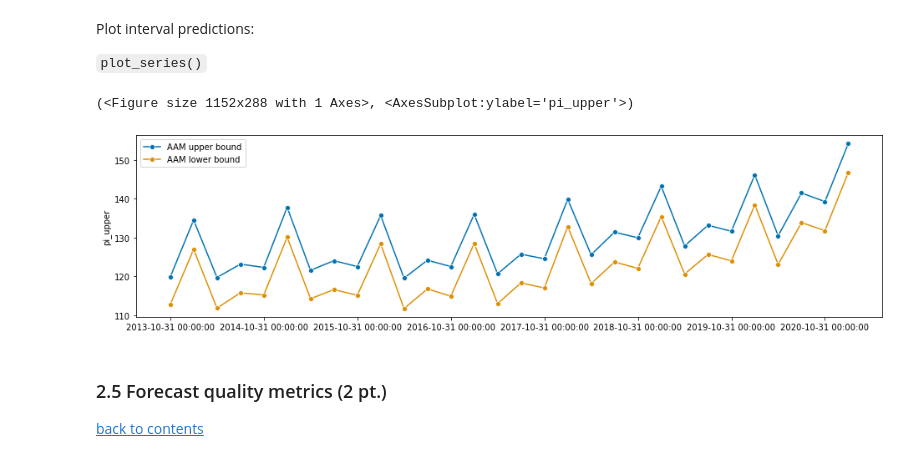
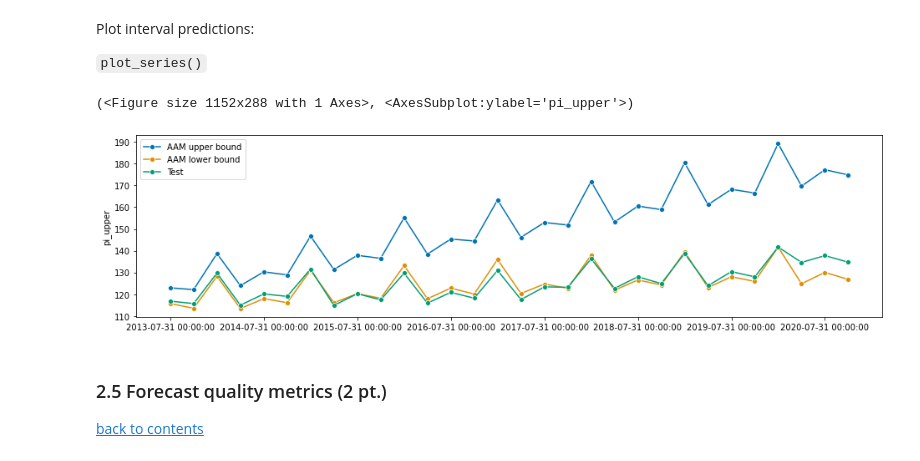
Before and after one commit to hse-tssp/time-series-ha-01-Haarth, a Jupyter notebook: HA1_BITSA_Victor_Kyrchanov.ipynb, the cells around one changed output. Saved outputs shown, nothing was run; the diff lists cells and outputs as text; code cells hidden in the pictures.

````diff
--- a/HA1_BITSA_Victor_Kyrchanov.ipynb
+++ b/HA1_BITSA_Victor_Kyrchanov.ipynb
@@ -209,7 +209,7 @@ Estimate ETS (AAM) with the same characteristics:
 ```fit_AAM=model_AAM.fit()```
 # %%
 # code here (0.5 pt.)
-model_AAM=ETSModel(y, error='add', trend='add', seasonal='mul', seasonal_periods=4)
+model_AAM=ETSModel(y_train, error='add', trend='add', seasonal='mul', seasonal_periods=4)
 fit_AAM=model_AAM.fit()
 # %% [markdown]
 ### 2.2 Point forecasts (1 pt.)
@@ -278,7 +278,7 @@ Get 95% confidence intervals:
 Expract upper and lower bounds from ```pred_MAA``` and name them ```upper_int``` and ```lower_int```
 # %%
 # code here (0.5 pt.)
-pred_AAM=fit_AAM.get_prediction(start=118, end=147)
+pred_AAM=fit_AAM.get_prediction(start='2013-07-31', end='2020-10-31')
 pred_AAM=pred_AAM.summary_frame(alpha=0.05)
 upper_int, lower_int=pred_AAM['pi_upper'], pred_AAM['pi_lower']
 # %% [markdown]
@@ -287,10 +287,10 @@ Plot interval predictions:
 ```plot_series()```
 # %%
 # code here (0.5 pt.)
-plot_series(upper_int, lower_int, labels=['AAM upper bound', 'AAM lower bound'])
+plot_series(upper_int, lower_int, y_test, labels=['AAM upper bound', 'AAM lower bound', 'Test'])
 # %% [output]
 (<Figure size 1152x288 with 1 Axes>, <AxesSubplot:ylabel='pi_upper'>)
-[figure, old version]
+[figure, new version]
 # %% [markdown]
 ### 2.5 Forecast quality metrics (2 pt.)
 [back to contents](#Contents)
````
Also changed, not shown: parts of 14 cells of this notebook.
